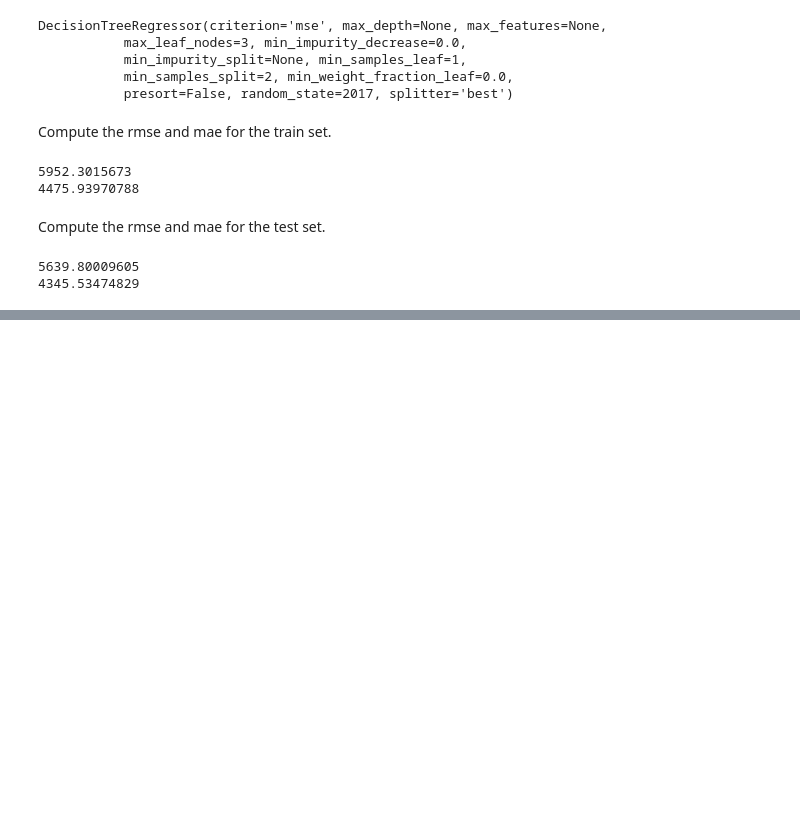
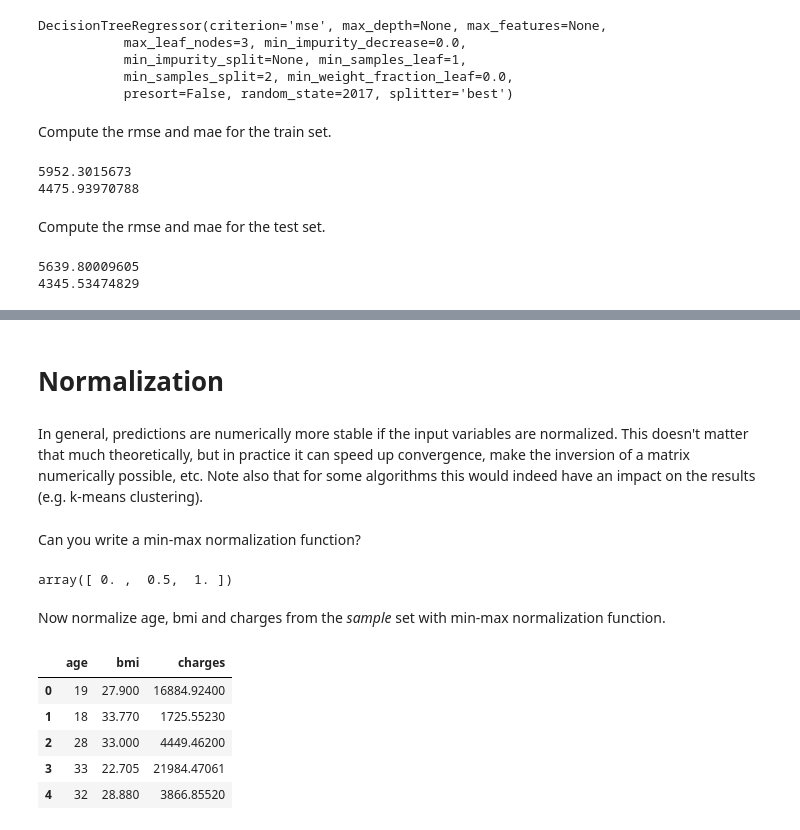
Before and after one commit to DavorJ/MLwithPython, a Jupyter notebook: excercises/03. Regression - Solution.ipynb, the cells around one changed output, grey strips where cells are left out. Cells and saved outputs as stored; diff of their text form; code cells hidden in the pictures; blank space fills up the shorter version.

```diff
--- a/excercises/03. Regression - Solution.ipynb
+++ b/excercises/03. Regression - Solution.ipynb
@@ -183,0 +370,23 @@ print(met.mean_absolute_error(y_true=y_test, y_pred=yhat_tree_test))
+# %% [markdown]
+# Normalization
+# %% [markdown]
+In general, predictions are numerically more stable if the input variables are normalized. This doesn't matter that much theoretically, but in practice it can speed up convergence, make the inversion of a matrix numerically possible, etc. Note also that for some algorithms this would indeed have an impact on the results (e.g. k-means clustering).
+# %% [markdown]
+Can you write a min-max normalization function?
+# %%
+def norm_minmax(x):
+    return(np.subtract(x, min(x)) / (max(x) - min(x)))
+norm_minmax([1,2,3])
+# %% [output]
+array([ 0. ,  0.5,  1. ])
+# %% [markdown]
+Now normalize age, bmi and charges from the _sample_ set with min-max normalization function.
+# %%
+sample[['age', 'bmi', 'charges']].head()
+# %% [output]
+|  | age | bmi | charges |
+| 0 | 19 | 27.900 | 16884.92400 |
+| 1 | 18 | 33.770 | 1725.55230 |
+| 2 | 28 | 33.000 | 4449.46200 |
+| 3 | 33 | 22.705 | 21984.47061 |
+| 4 | 32 | 28.880 | 3866.85520 |
```
Also changed, not shown: parts of 54 cells of this notebook.
